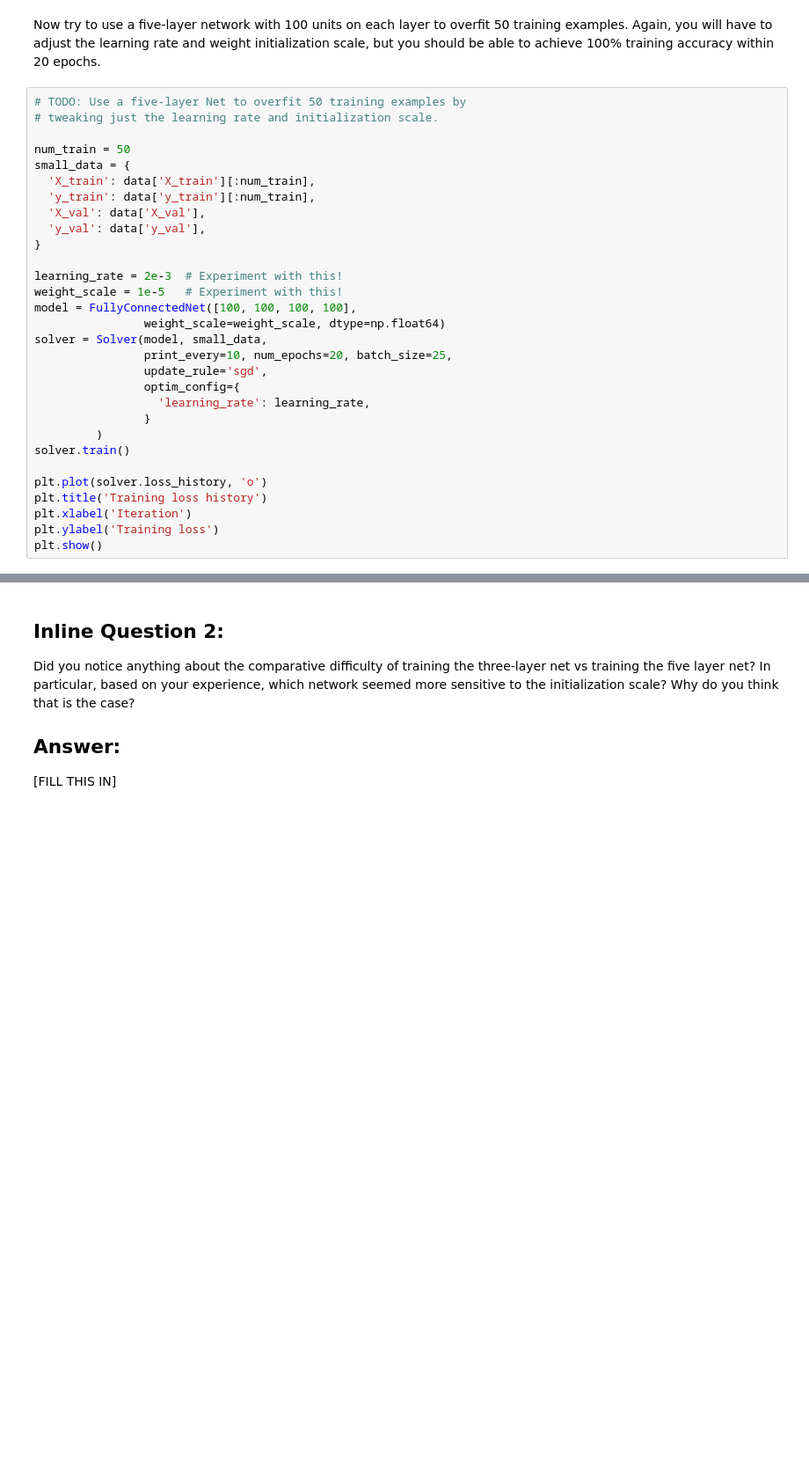
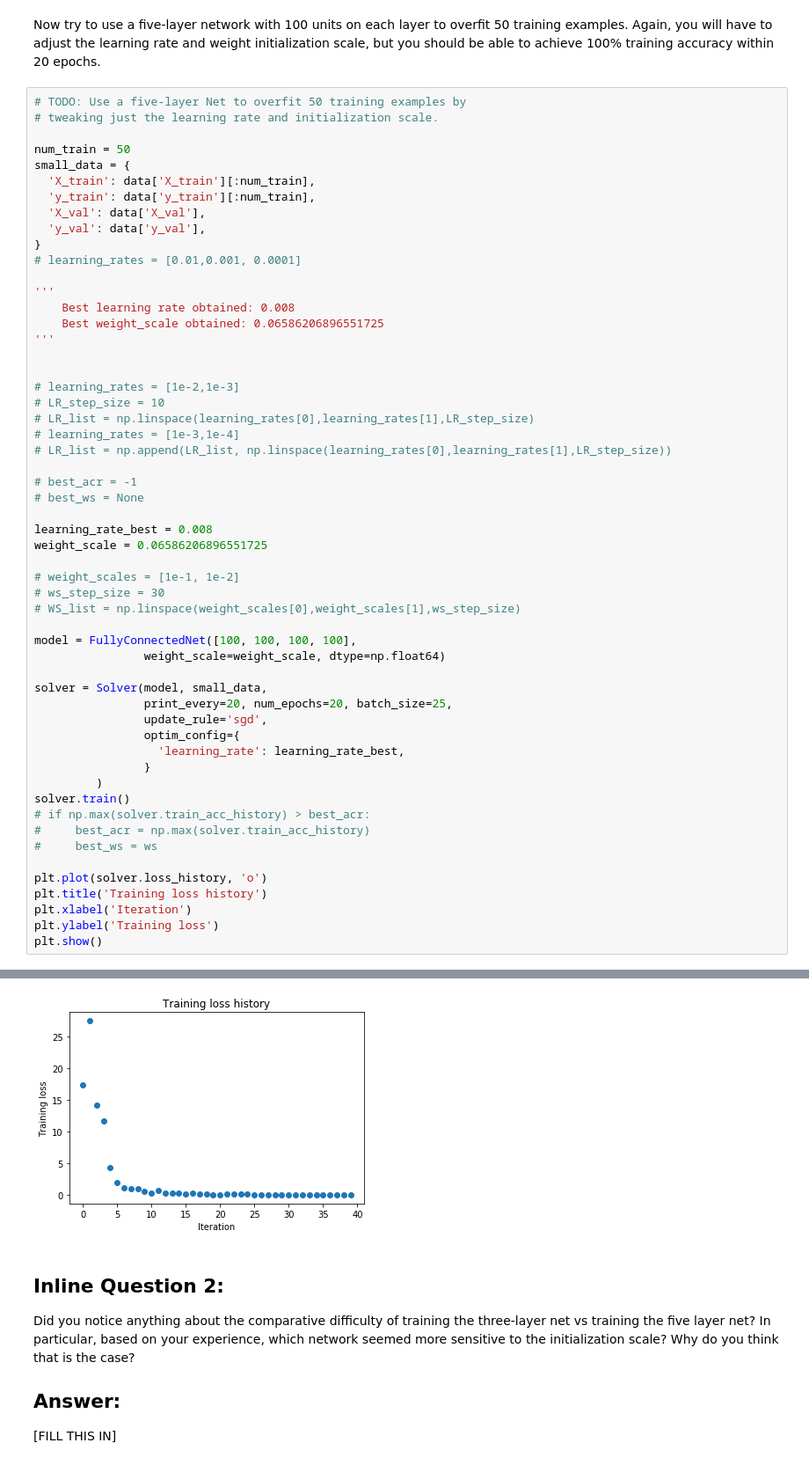
Before and after one commit to Evraa/CS231n-Assignments, a Jupyter notebook: assignment2/FullyConnectedNets.ipynb, the cells around one changed output, grey strips where cells are left out. Shown at 88% size. Cells and saved outputs as stored; diff of their text form; blank space fills up the shorter version.

```diff
--- a/assignment2/FullyConnectedNets.ipynb
+++ b/assignment2/FullyConnectedNets.ipynb
@@ -560,22 +584,48 @@ small_data = {
   'X_val': data['X_val'],
   'y_val': data['y_val'],
 }
+# learning_rates = [0.01,0.001, 0.0001]
 
-learning_rate = 2e-3  # Experiment with this!
-weight_scale = 1e-5   # Experiment with this!
+'''
+    Best learning rate obtained: 0.008
+    Best weight_scale obtained: 0.06586206896551725
+'''
+
+
+# learning_rates = [1e-2,1e-3]
+# LR_step_size = 10
+# LR_list = np.linspace(learning_rates[0],learning_rates[1],LR_step_size)
+# learning_rates = [1e-3,1e-4]
+# LR_list = np.append(LR_list, np.linspace(learning_rates[0],learning_rates[1],LR_step_size))
+
+# best_acr = -1
+# best_ws = None
+
+learning_rate_best = 0.008
+weight_scale = 0.06586206896551725
+
+# weight_scales = [1e-1, 1e-2]
+# ws_step_size = 30
+# WS_list = np.linspace(weight_scales[0],weight_scales[1],ws_step_size)
+
 model = FullyConnectedNet([100, 100, 100, 100],
                 weight_scale=weight_scale, dtype=np.float64)
+
 solver = Solver(model, small_data,
-                print_every=10, num_epochs=20, batch_size=25,
+                print_every=20, num_epochs=20, batch_size=25,
                 update_rule='sgd',
                 optim_config={
-                  'learning_rate': learning_rate,
+                  'learning_rate': learning_rate_best,
                 }
          )
 solver.train()
+# if np.max(solver.train_acc_history) > best_acr:
+#     best_acr = np.max(solver.train_acc_history)
+#     best_ws = ws
 
 plt.plot(solver.loss_history, 'o')
 plt.title('Training loss history')
 plt.xlabel('Iteration')
 plt.ylabel('Training loss')
 plt.show()
+# %% [output]
@@ -582,3 +649,4 @@ plt.show()
+[figure, added]
 # %% [markdown]
 ## Inline Question 2:
 Did you notice anything about the comparative difficulty of training the three-layer net vs training the five layer net? In particular, based on your experience, which network seemed more sensitive to the initialization scale? Why do you think that is the case?
```
Also changed, not shown: parts of 3 cells of this notebook, 1 other file.
